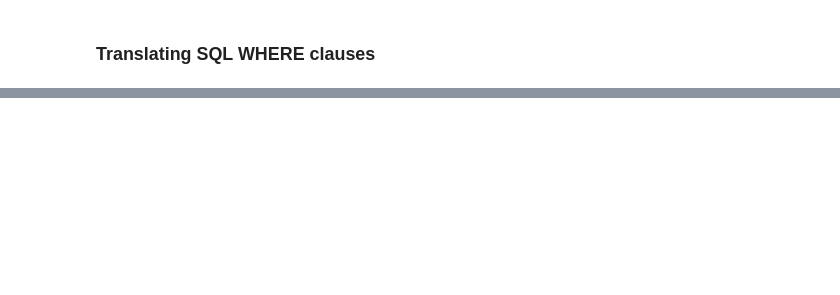
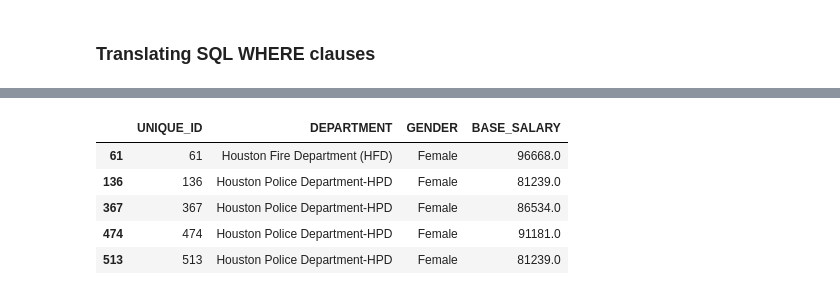
Before and after one commit to bdunn20/book_code, a Jupyter notebook: pandas_1.X_cookbook/Ch_7_Filtering_Rows.ipynb, the cells around one changed output, grey strips where cells are left out. Saved outputs shown, nothing was run; the diff lists cells and outputs as text; code cells hidden in the pictures; blank space fills up the shorter version.

```diff
--- a/pandas_1.X_cookbook/Ch_7_Filtering_Rows.ipynb
+++ b/pandas_1.X_cookbook/Ch_7_Filtering_Rows.ipynb
@@ -341,0 +388,22 @@ college[crit1 & crit2]
+# %%
+# write a single statement for each of the criteria
+depts = ["Houston Police Department-HPD", "Houston Fire Department (HFD)"]
+
+criteria_dept = employee.DEPARTMENT.isin(depts)
+criteria_gender = employee.GENDER == "Female"
+criteria_sal = (employee.BASE_SALARY >= 80000) & (employee.BASE_SALARY <= 120000)
+# %%
+# combine the Boolean arrays
+criteria_final = criteria_dept & criteria_gender & criteria_sal
+# %%
+# select only rows which meet final criteria
+select_columns = ["UNIQUE_ID", "DEPARTMENT", "GENDER", "BASE_SALARY"]
+
+employee.loc[criteria_final, select_columns].head()
+# %% [output]
+|  | UNIQUE_ID | DEPARTMENT | GENDER | BASE_SALARY |
+| 61 | 61 | Houston Fire Department (HFD) | Female | 96668.0 |
+| 136 | 136 | Houston Police Department-HPD | Female | 81239.0 |
+| 367 | 367 | Houston Police Department-HPD | Female | 86534.0 |
+| 474 | 474 | Houston Police Department-HPD | Female | 91181.0 |
+| 513 | 513 | Houston Police Department-HPD | Female | 81239.0 |
```
Also changed, not shown: parts of 17 cells of this notebook.
